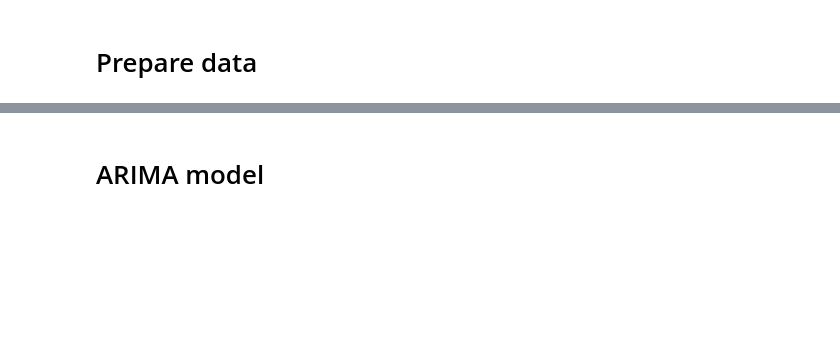
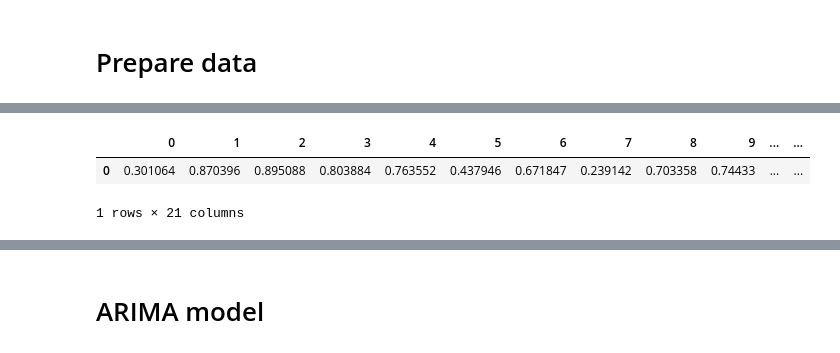
Before and after one commit to theabc50111/ARIMA-LSTM-hybrid-corrcoef-predict, a Jupyter notebook: extended_reasearch_YWT/exploration_hybrid_model_prediction/hybrid_model_pred.ipynb, the cells around one changed output, grey strips where cells are left out. Cells and saved outputs as stored; diff of their text form; code cells hidden in the pictures; blank space fills up the shorter version.

```diff
--- a/extended_reasearch_YWT/exploration_hybrid_model_prediction/hybrid_model_pred.ipynb
+++ b/extended_reasearch_YWT/exploration_hybrid_model_prediction/hybrid_model_pred.ipynb
@@ -43,6 +42,22 @@ portfolio_all = universe
 # all data - train data
 portfolio_other = [p for p in universe if p not in portfolio_train]
 print(len(portfolio_train), len(portfolio_all), len(portfolio_other))
+# paper evaluation set
+paper_eva_info = {"paper_eva_1": {"portfolio": ['PRGO', 'MRO', 'ADP', 'HCP', 'FITB', 'PEG', 'SYMC', 'EOG', 'MDT', 'NI'], "file_name": "paper_eva_1_res"},
+                  "paper_eva_2": {"portfolio": ['STI', 'COP', 'MCD', 'AON', 'JBHT', 'DISH', 'GS', 'LRCX', 'CTXS', 'LEG'], "file_name": "paper_eva_2_res"},
+                  "paper_eva_3": {"portfolio": ['TJX', 'EMN', 'JCI', 'C', 'BIIB', 'HOG', 'PX', 'PH', 'XEC', 'JEC'], "file_name": "paper_eva_3_res"},
+                  "paper_eva_4": {"portfolio": ['ROP', 'AZO', 'URI', 'TROW', 'CMCSA', 'SLB', 'VZ', 'MAC', 'ADS', 'MCK'], "file_name": "paper_eva_4_res"},
+                  "paper_eva_5": {"portfolio": ['RL', 'CVX', 'SRE', 'PFE', 'PCG', 'UTX', 'NTRS', 'INCY', 'COP', 'HRL'], "file_name": "paper_eva_5_res"},}
+
+#paper_eva_implement = "paper_eva_5"
+#portfolio_implement = paper_eva_info[paper_eva_implement]['portfolio']
+#output_file_name = paper_eva_info[paper_eva_implement]['file_name']
+#fig_title = paper_eva_implement
+paper_eva_implement = "295_other"
+portfolio_implement = portfolio_other
+output_file_name =  "295_res"
+fig_title = paper_eva_implement
+
 
 pd.to_datetime(stock_price_df['Date'], format='%Y-%m-%d')
 stock_price_df = stock_price_df.set_index(pd.DatetimeIndex(stock_price_df['Date']))
@@ -54,8 +83,8 @@ time: 111 ms (started: 2022-07-03 14:48:34 +00:00)
 def gen_unseen_data_corr(portfolio: list, ret_date: bool = False) -> "pd.DataFrame, pd.Series | pd.DataFrame":
     tmp_corr = stock_price_df[portfolio[0]].rolling(window=100).corr(stock_price_df[portfolio[1]])
     tmp_corr = tmp_corr.iloc[99::100]
-    corr_series = tmp_corr[len(tmp_corr)-21:len(tmp_corr)]
-    # tmp_corr = tmp_corr[:21]
+    corr_series = tmp_corr[3:24] # correspond to test2_dataset of original paper
+    #corr_series = tmp_corr[:21] # correspond to train_dataset of original papaer
     unseen_data_df = pd.DataFrame(corr_series).reset_index().drop(['Date'], axis=1).T
     if ret_date:
         return unseen_data_df, corr_series
@@ -65,0 +103,7 @@ time: 676 µs (started: 2022-07-03 14:48:35 +00:00)
+# %%
+unseen_data_df = gen_unseen_data_corr(['RL', 'CVX'])
+unseen_data_df.head()
+# %% [output]
+|  | 0 | 1 | 2 | 3 | 4 | 5 | 6 | 7 | 8 | 9 | ... | ... |
+| 0 | 0.301064 | 0.870396 | 0.895088 | 0.803884 | 0.763552 | 0.437946 | 0.671847 | 0.239142 | 0.703358 | 0.74433 | ... | ... |
+1 rows × 21 columns
```
Also changed, not shown: parts of 24 cells of this notebook, 13 other files.
